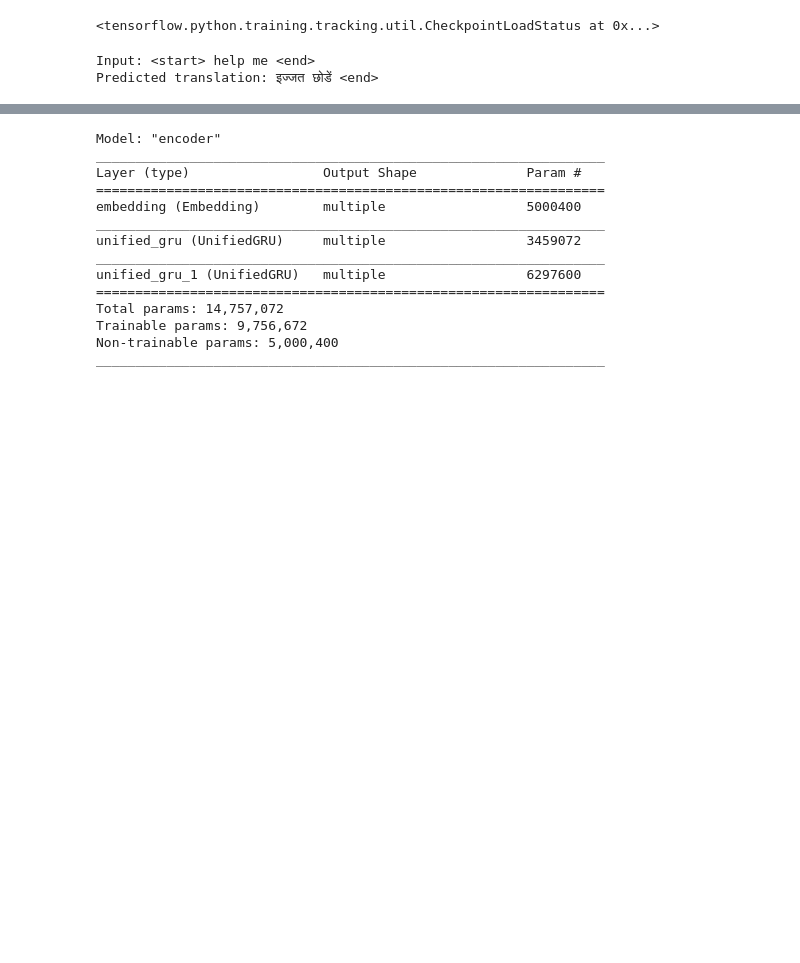
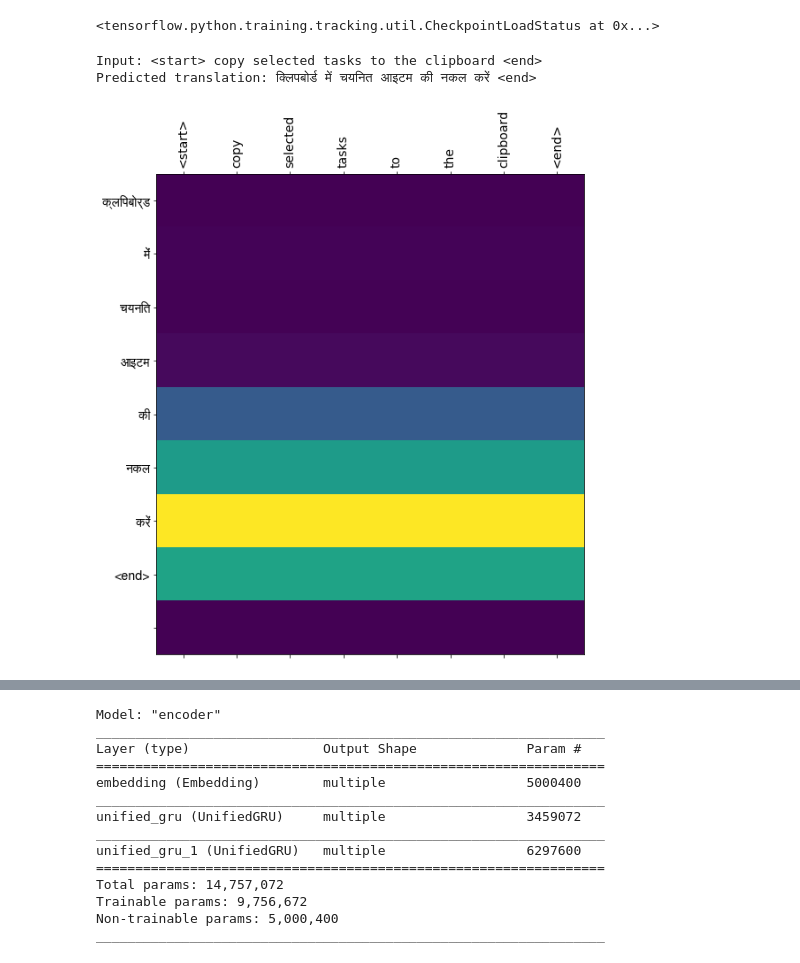
Before and after one commit to ptripathi/NLP, a Jupyter notebook: models/model4/testv4.ipynb, the cells around one changed output, grey strips where cells are left out. Saved outputs shown, nothing was run; the diff lists cells and outputs as text; code cells hidden in the pictures; blank space fills up the shorter version.

```diff
--- a/models/model4/testv4.ipynb
+++ b/models/model4/testv4.ipynb
@@ -147,18 +145,35 @@ def evaluate(sentence, encoder, decoder, max_length_inp, max_length_targ):
         dec_input = tf.expand_dims([predicted_id], 0)
 
     return result, sentence, attention_plot
+# %%
+import matplotlib.pyplot as plt
+from matplotlib.font_manager import FontProperties
+def plot_attention(attention, sentence, predicted_sentence):
+    fig = plt.figure(figsize=(10,10))
+    ax = fig.add_subplot(1, 1, 1)
+    ax.matshow(attention, cmap='viridis')
+
+    fontdict = {'fontsize': 14}
+    hindi_font = FontProperties(fname = '/content/gdrive/My Drive/W266/Project/gargi.ttf')
+    ax.set_xticklabels([''] + sentence, fontdict=fontdict, rotation=90)
+    ax.set_yticklabels([''] + predicted_sentence, fontdict=fontdict, fontproperties=hindi_font)
+
+    plt.show()
 # %%
 def translate(sentence, encoder, decoder, max_length_inp, max_length_targ):
     result, sentence, attention_plot = evaluate(sentence, encoder, decoder, max_length_inp, max_length_targ)
 
     print('Input: {}'.format(sentence))
     print('Predicted translation: {}'.format(result))
+    attention_plot = attention_plot[:len(result.split(' ')), :len(sentence.split(' '))]
+    plot_attention(attention_plot, sentence.split(' '), result.split(' '))
 # %%
 checkpoint.restore(tf.train.latest_checkpoint(checkpoint_dir))
 # %% [output]
 <tensorflow.python.training.tracking.util.CheckpointLoadStatus at 0x...>
 # %%
-translate('Help me', encoder, decoder, max_length_inp, max_length_tar)
+translate('copy selected tasks to the clipboard', encoder, decoder, max_length_inp, max_length_tar)
 # %% [output]
-Input: <start> help me <end>
-Predicted translation: इज्जत छोडें <end>
+Input: <start> copy selected tasks to the clipboard <end>
+Predicted translation: क्लिपबोर्ड में चयनित आइटम की नकल करें <end>
+[figure, added]
```
Also changed, not shown: parts of 5 cells of this notebook.
